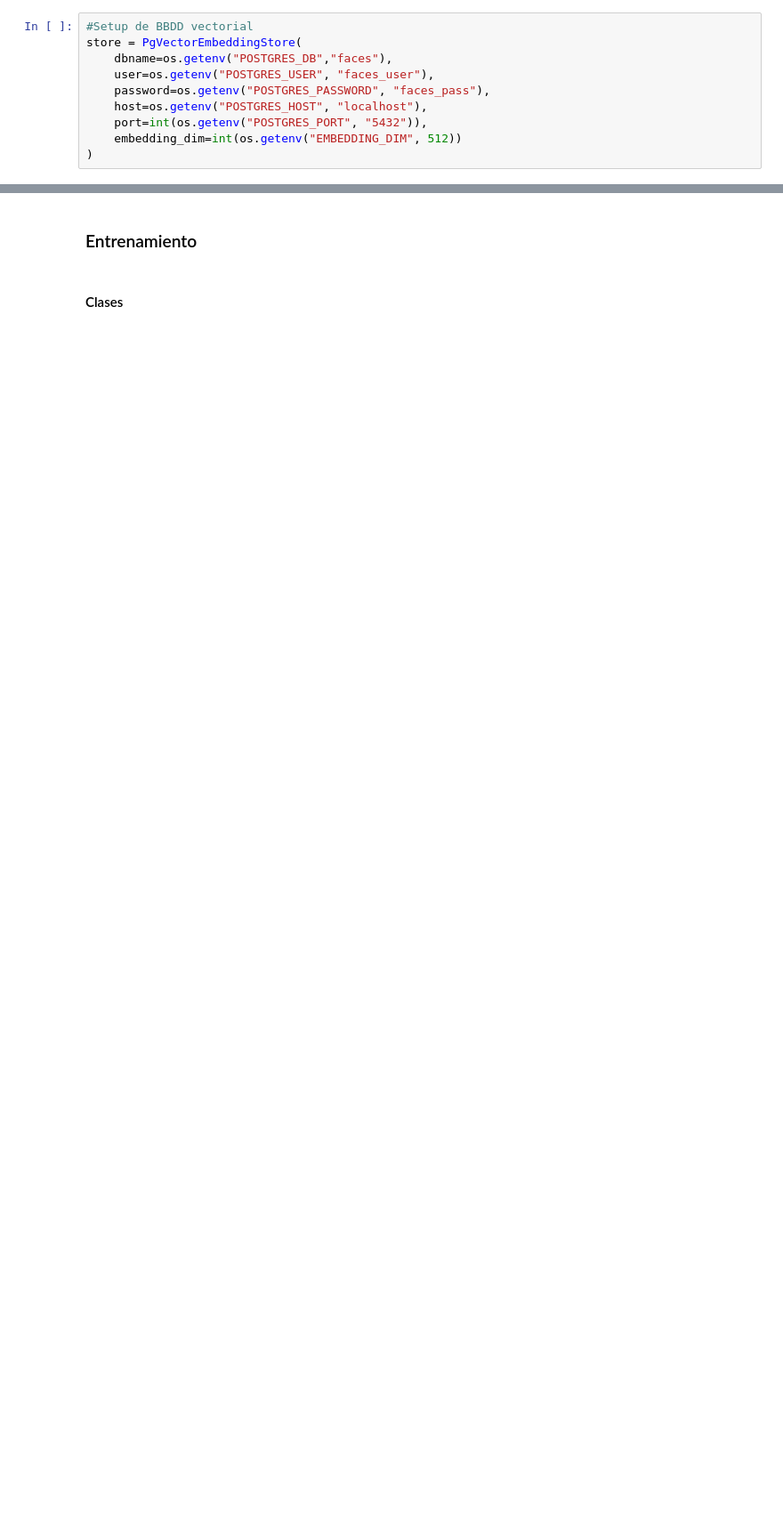
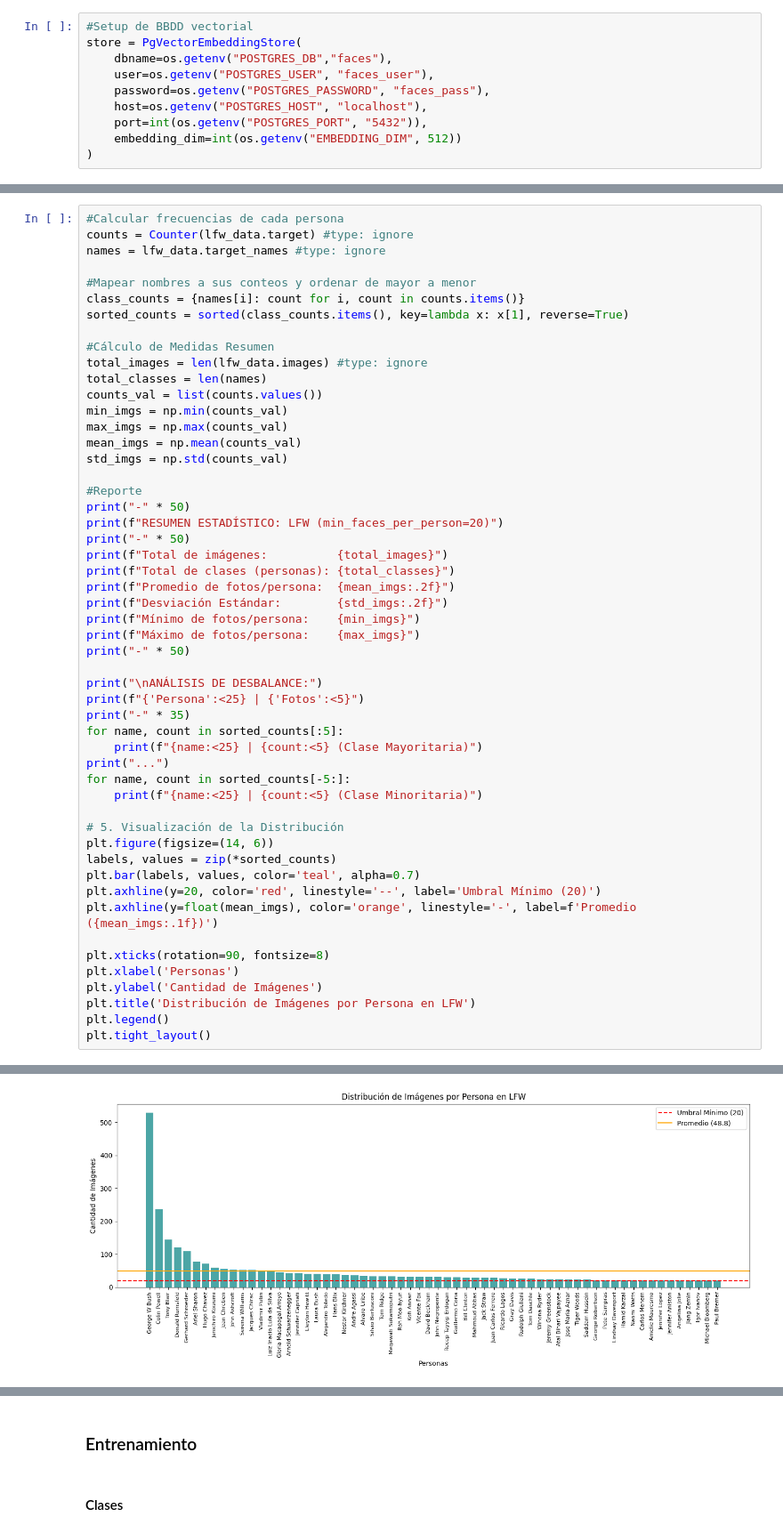
Before and after one commit to EzequielMatiasArevalo/tuia-face-recognition-app, a Jupyter notebook: train.ipynb, the cells around one changed output, grey strips where cells are left out. Shown at 89% size. Cells and saved outputs as stored; diff of their text form; blank space fills up the shorter version.

```diff
--- a/train.ipynb
+++ b/train.ipynb
@@ -107,0 +85,53 @@ Loader de Validación instanciado
+# %%
+#Calcular frecuencias de cada persona
+counts = Counter(lfw_data.target) #type: ignore
+names = lfw_data.target_names #type: ignore
+
+#Mapear nombres a sus conteos y ordenar de mayor a menor
+class_counts = {names[i]: count for i, count in counts.items()}
+sorted_counts = sorted(class_counts.items(), key=lambda x: x[1], reverse=True)
+
+#Cálculo de Medidas Resumen
+total_images = len(lfw_data.images) #type: ignore
+total_classes = len(names)
+counts_val = list(counts.values())
+min_imgs = np.min(counts_val)
+max_imgs = np.max(counts_val)
+mean_imgs = np.mean(counts_val)
+std_imgs = np.std(counts_val)
+
+#Reporte
+print("-" * 50)
+print(f"RESUMEN ESTADÍSTICO: LFW (min_faces_per_person=20)")
+print("-" * 50)
+print(f"Total de imágenes:          {total_images}")
+print(f"Total de clases (personas): {total_classes}")
+print(f"Promedio de fotos/persona:  {mean_imgs:.2f}")
+print(f"Desviación Estándar:        {std_imgs:.2f}")
+print(f"Mínimo de fotos/persona:    {min_imgs}")
+print(f"Máximo de fotos/persona:    {max_imgs}")
+print("-" * 50)
+
+print("\nANÁLISIS DE DESBALANCE:")
+print(f"{'Persona':<25} | {'Fotos':<5}")
+print("-" * 35)
+for name, count in sorted_counts[:5]:
+    print(f"{name:<25} | {count:<5} (Clase Mayoritaria)")
+print("...")
+for name, count in sorted_counts[-5:]:
+    print(f"{name:<25} | {count:<5} (Clase Minoritaria)")
+
+# 5. Visualización de la Distribución
+plt.figure(figsize=(14, 6))
+labels, values = zip(*sorted_counts)
+plt.bar(labels, values, color='teal', alpha=0.7)
+plt.axhline(y=20, color='red', linestyle='--', label='Umbral Mínimo (20)')
+plt.axhline(y=float(mean_imgs), color='orange', linestyle='-', label=f'Promedio ({mean_imgs:.1f})')
+
+plt.xticks(rotation=90, fontsize=8)
+plt.xlabel('Personas')
+plt.ylabel('Cantidad de Imágenes')
+plt.title('Distribución de Imágenes por Persona en LFW')
+plt.legend()
+plt.tight_layout()
+# %% [output]
@@ -107,0 +155 @@ Loader de Validación instanciado
+[figure, added]
```
Also changed, not shown: parts of 26 cells of this notebook, 6 other files.
